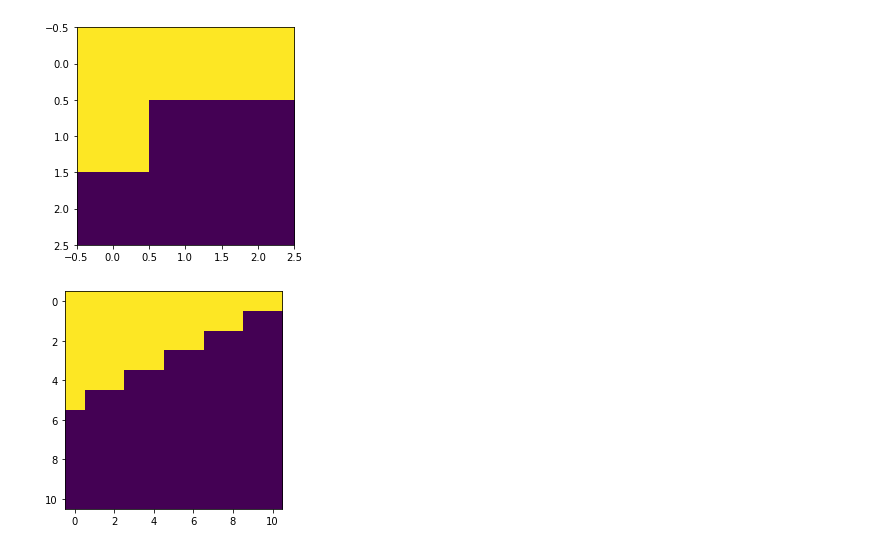
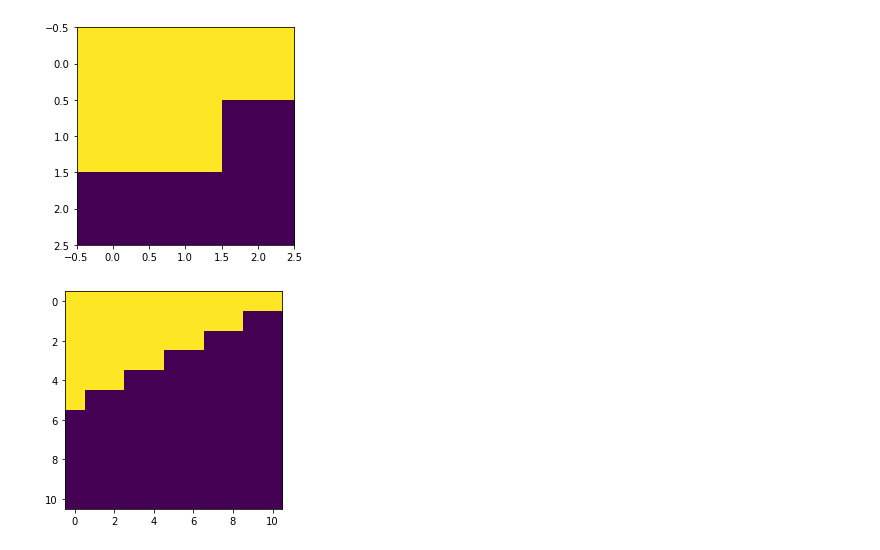
Before and after one commit to Max-Manning/autoregunsupseg, a Jupyter notebook: notebooks/Untitled.ipynb, the cells around one changed output. Cells and saved outputs as stored; diff of their text form; code cells hidden in the pictures.

```diff
--- a/notebooks/Untitled.ipynb
+++ b/notebooks/Untitled.ipynb
@@ -1,29 +1,29 @@
 # %%
 import numpy as np
 import matplotlib.pyplot as plt
 from scipy.signal import convolve2d
 
 a = np.ones((3,3))
 
-a[1, 1:] = 0
+a[1, 2:] = 0
 a[2:,:] = 0
 
 plt.figure()
 
 # the 8 different masks for masked convs
 
 plt.imshow(a)                             # 1
 # plt.imshow(np.flip(a, 1))                 # 2
 # plt.imshow(np.rot90(a))                   # 3
 # plt.imshow(np.flip(np.rot90(a), 0))       # 4
 # plt.imshow(np.rot90(a, 2))                # 5
 # plt.imshow(np.flip(np.rot90(a, 2), 1))    # 6
 # plt.imshow(np.rot90(a, 3))                # 7
 # plt.imshow(np.flip(np.rot90(a, 3), 1))    # 8
 
 plt.show()
 # %% [output]
-[figure, old version]
+[figure, new version]
 # %%
 
 # a = np.flip(a, 1)               # 2
```
Also changed, not shown: 8 other files.
